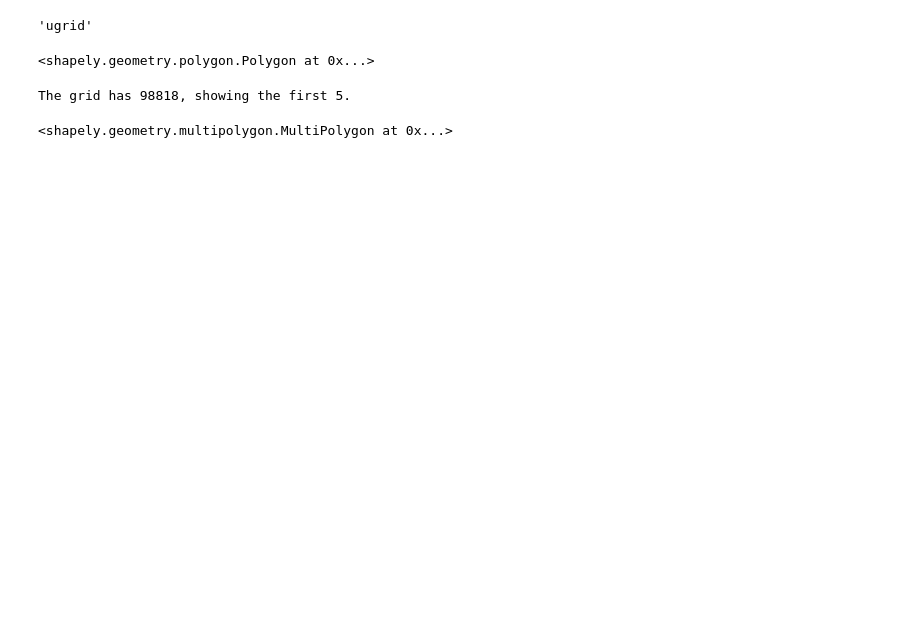
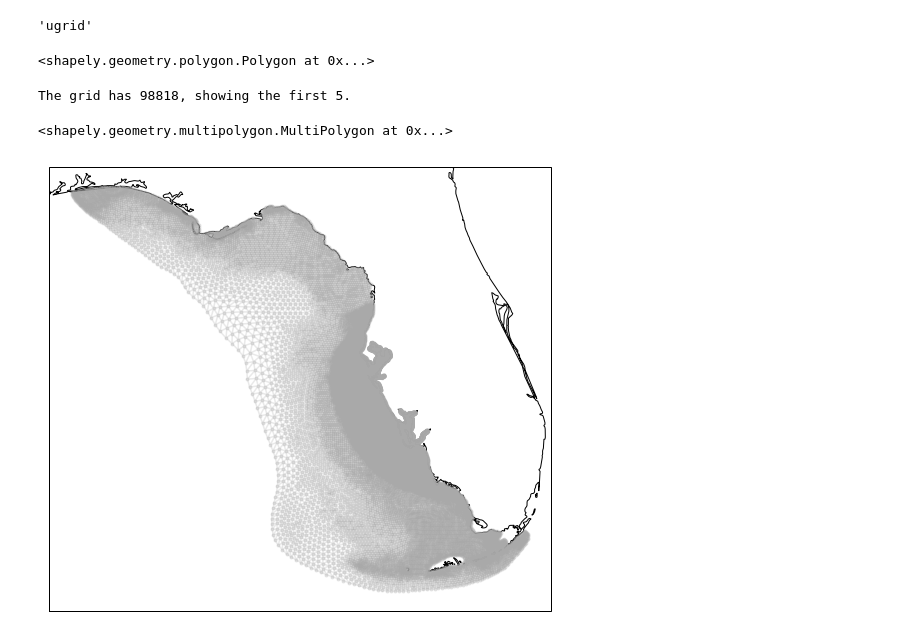
Before and after one commit to pyoceans/gridgeo, a Jupyter notebook: notebooks/ugrid.ipynb, the cells around one changed output. Saved outputs shown, nothing was run; the diff lists cells and outputs as text; code cells hidden in the pictures; blank space fills up the shorter version.

```diff
--- a/notebooks/ugrid.ipynb
+++ b/notebooks/ugrid.ipynb
@@ -27,6 +27,22 @@ grid.polygons[:5]
 # %% [output]
 The grid has 98818, showing the first 5.
 <shapely.geometry.multipolygon.MultiPolygon at 0x...>
+# %%
+%matplotlib inline
+import cartopy.crs as ccrs
+import matplotlib.pyplot as plt
+
+
+fig, ax = plt.subplots(
+    figsize=(9, 9),
+    subplot_kw={'projection': ccrs.PlateCarree()}
+)
+
+kw = dict(marker='.', linestyle='-', alpha=0.25, color='darkgray')
+ax.triplot(grid.triang, **kw)
+ax.coastlines(resolution='10m');
+# %% [output]
+[figure, added]
 # %%
 import folium
 
```
Also changed, not shown: parts of 1 cell of this notebook, 5 other files.
